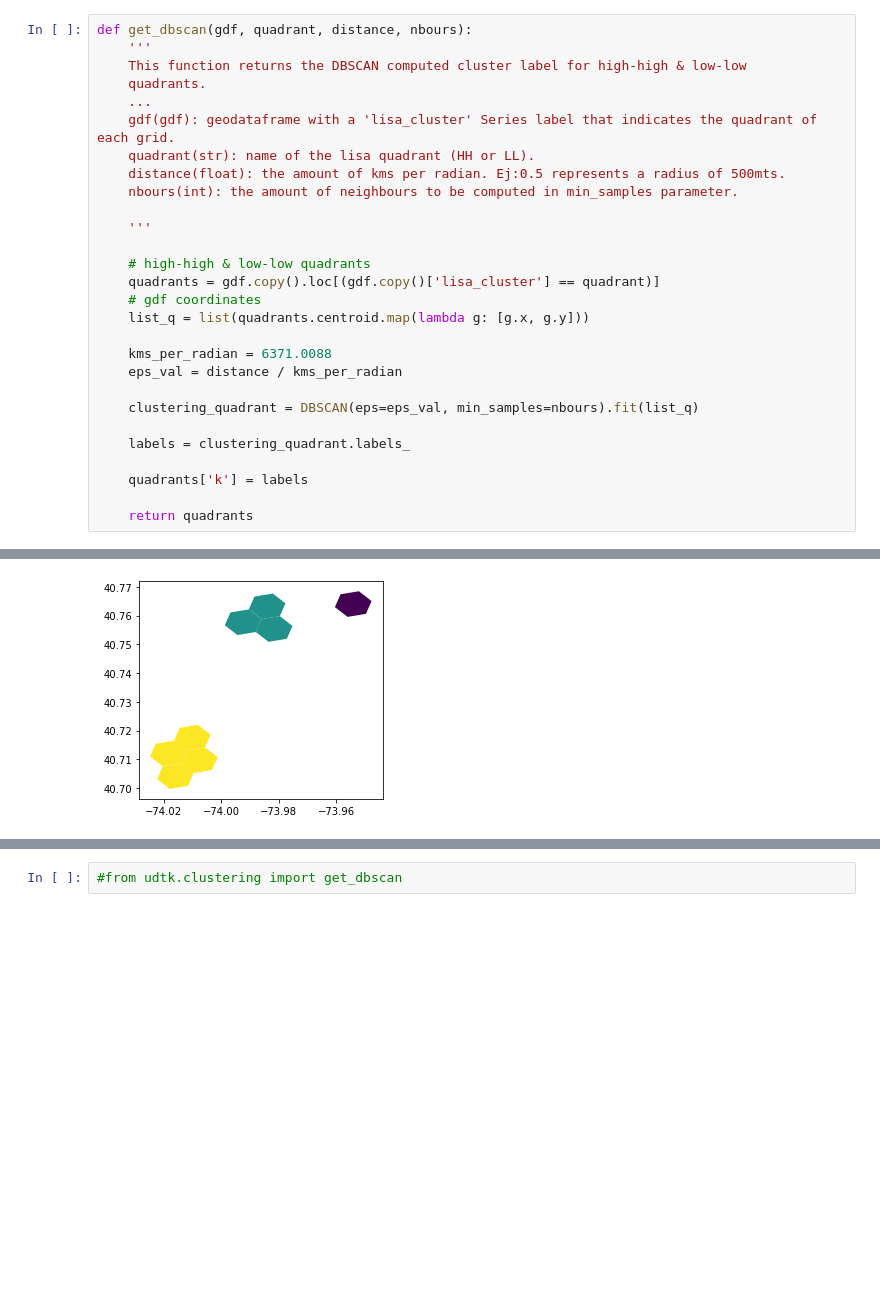
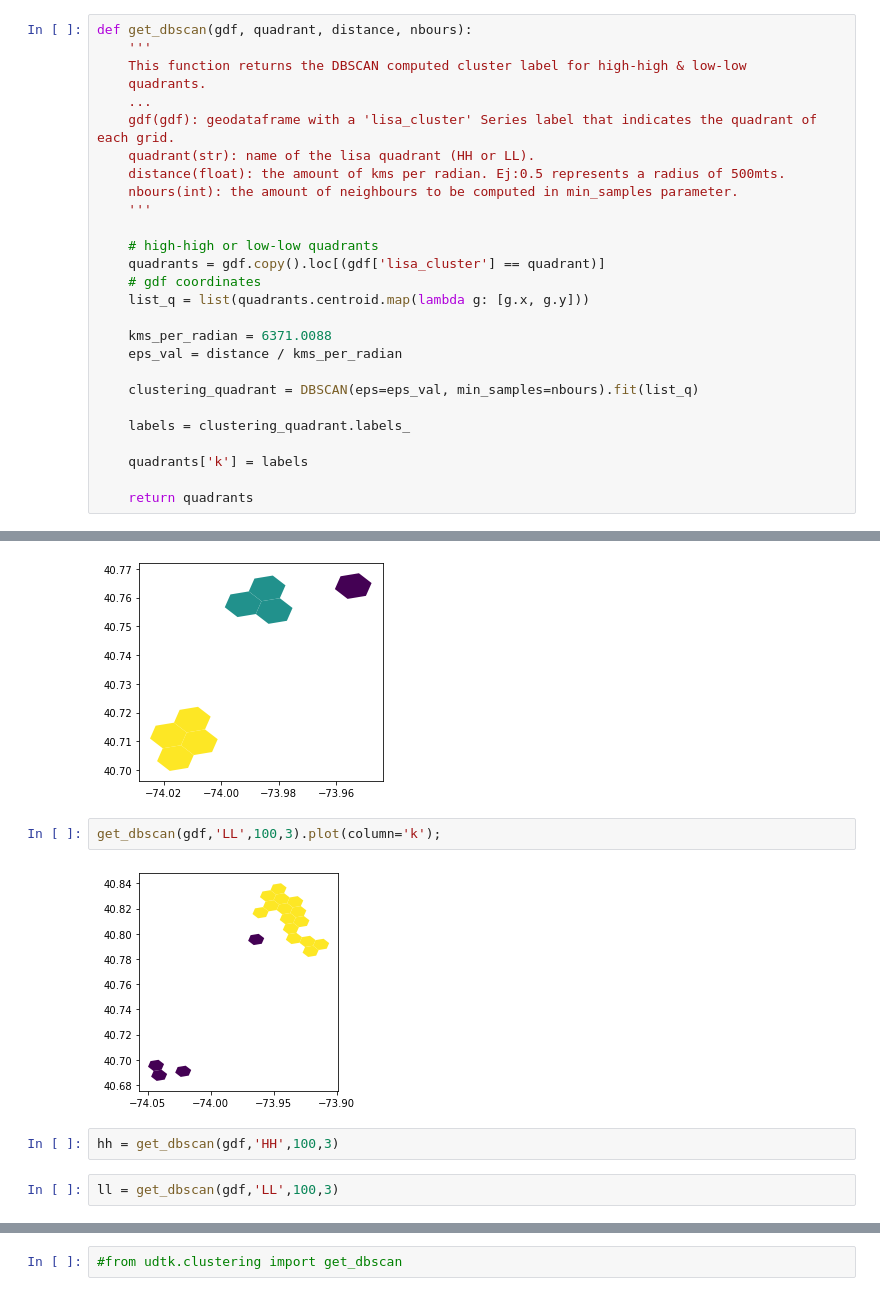
Before and after one commit to UDST/udtk, a Jupyter notebook: notebooks/clustering.2.ipynb, the cells around one changed output, grey strips where cells are left out. Saved outputs shown, nothing was run; the diff lists cells and outputs as text; blank space fills up the shorter version.

Commit message:
# dbscan
k_ordered gdf

```diff
--- a/notebooks/clustering.2.ipynb
+++ b/notebooks/clustering.2.ipynb
@@ -69,11 +69,10 @@ def get_dbscan(gdf, quadrant, distance, nbours):
     quadrant(str): name of the lisa quadrant (HH or LL).
     distance(float): the amount of kms per radian. Ej:0.5 represents a radius of 500mts.
     nbours(int): the amount of neighbours to be computed in min_samples parameter.
-
     '''
 
-    # high-high & low-low quadrants
-    quadrants = gdf.copy().loc[(gdf.copy()['lisa_cluster'] == quadrant)]
+    # high-high or low-low quadrants
+    quadrants = gdf.copy().loc[(gdf['lisa_cluster'] == quadrant)]
     # gdf coordinates
     list_q = list(quadrants.centroid.map(lambda g: [g.x, g.y]))
 
@@ -91,3 +90,11 @@ def get_dbscan(gdf, quadrant, distance, nbours):
 get_dbscan(gdf,'HH',100,3).plot(column='k');
 # %% [output]
 [figure]
+# %%
+get_dbscan(gdf,'LL',100,3).plot(column='k');
+# %% [output]
+[figure, added]
+# %%
+hh = get_dbscan(gdf,'HH',100,3)
+# %%
+ll = get_dbscan(gdf,'LL',100,3)
```
Also changed, not shown: parts of 9 cells of this notebook, 1 other file.
